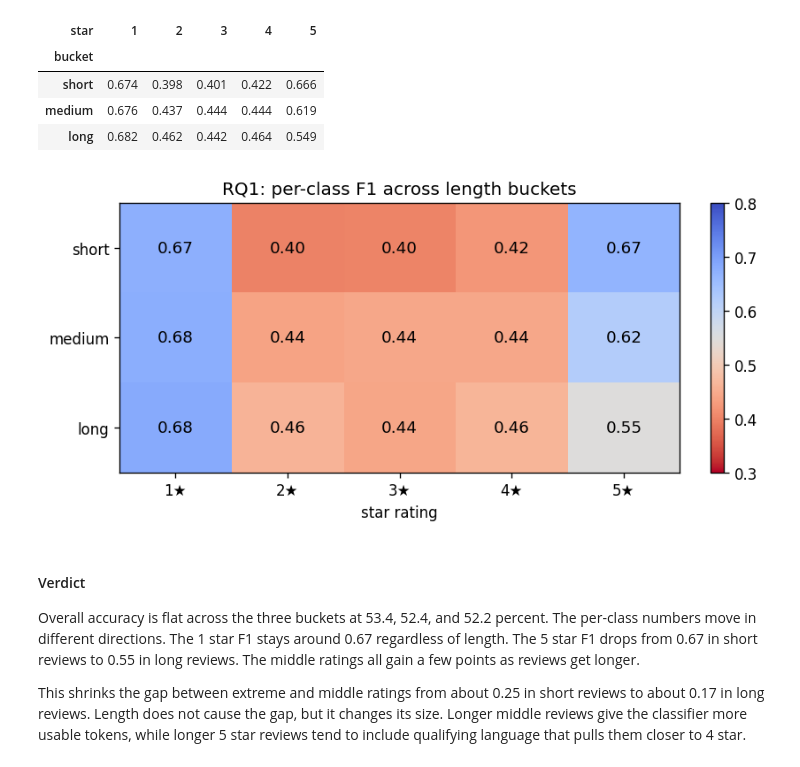
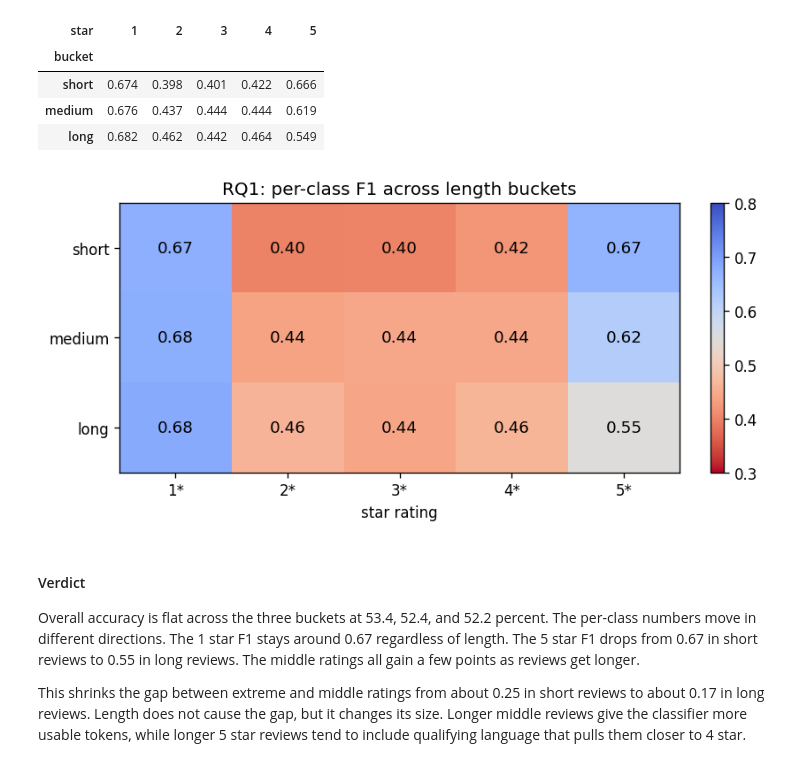
Before and after one commit to WSpie/CSCE676_proj, a Jupyter notebook: main_notebook.ipynb, the cells around one changed output. Cells and saved outputs as stored; diff of their text form; code cells hidden in the pictures.

```diff
--- a/main_notebook.ipynb
+++ b/main_notebook.ipynb
@@ -206,24 +206,24 @@ f1_table.round(3)
 # %%
 # heatmap
 os.makedirs("assets", exist_ok=True)
 
 fig, ax = plt.subplots(figsize=(7, 3.5))
 im = ax.imshow(f1_table.values, cmap="coolwarm_r", vmin=0.3, vmax=0.8, aspect="auto")
 ax.set_xticks(range(5))
-ax.set_xticklabels([f"{s}★" for s in f1_table.columns])
+ax.set_xticklabels([f"{s}*" for s in f1_table.columns])
 ax.set_yticks(range(3))
 ax.set_yticklabels(f1_table.index)
 ax.set_xlabel("star rating")
 ax.set_title("RQ1: per-class F1 across length buckets")
 for i in range(f1_table.shape[0]):
     for j in range(f1_table.shape[1]):
         ax.text(j, i, f"{f1_table.iat[i, j]:.2f}", ha="center", va="center", fontsize=11)
 plt.colorbar(im, ax=ax, fraction=0.04)
 plt.tight_layout()
 plt.savefig("assets/rq1_length_heatmap.png", dpi=200, bbox_inches="tight")
 plt.show()
 # %% [output]
-[figure, old version]
+[figure, new version]
 # %% [markdown]
 #### Verdict
 
```
Also changed, not shown: parts of 19 cells of this notebook, 4 other files.
